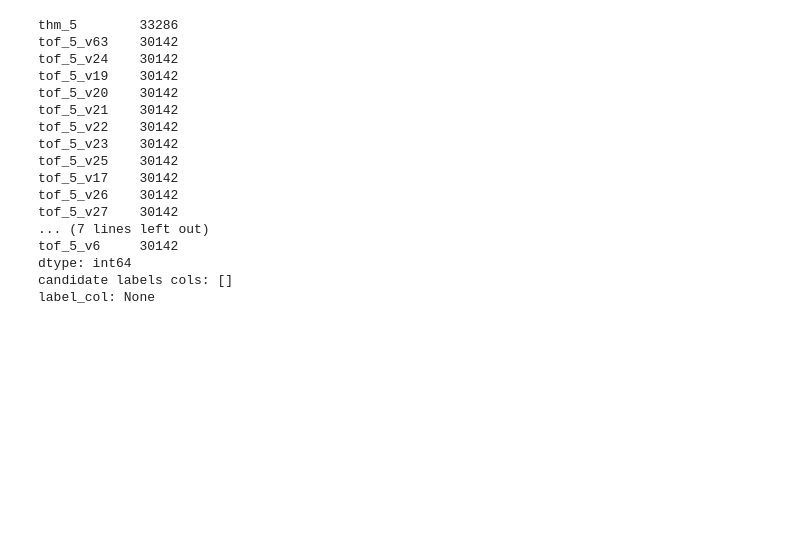
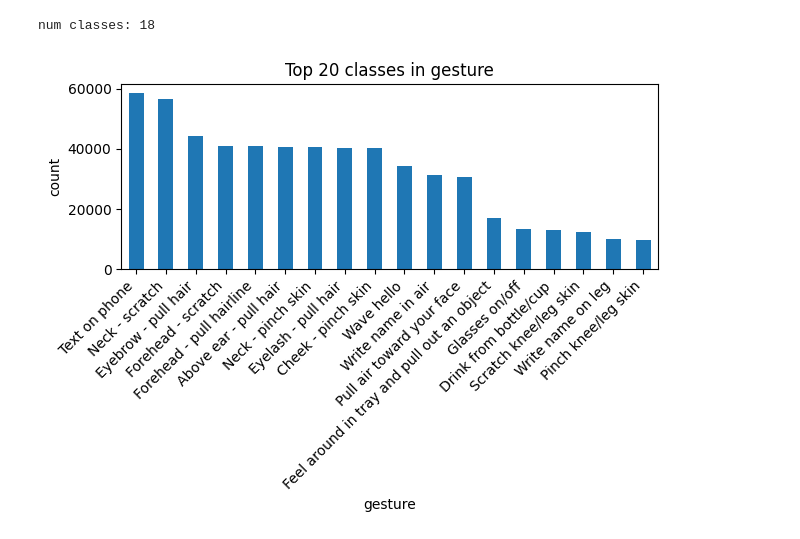
Before and after one commit to DhitalPrakriti/bfrb-gesture-recognition, a Jupyter notebook: notebooks/02_eda_plots.ipynb, the cells around one changed output. Drawn from its saved outputs; the diff is of its cells as text; code cells hidden in the pictures; blank space fills up the shorter version.

Commit message:
EDA
EDA: load processed pkls + sanity checks + initial plots

```diff
--- a/notebooks/02_eda_plots.ipynb
+++ b/notebooks/02_eda_plots.ipynb
@@ -59,40 +52,20 @@ train_demo columns: ['subject', 'adult_child', 'age', 'sex', 'handedness', 'heig
 # %%
-#missing values in train_df
-na_top = train_df.isna().sum().sort_values(ascending=False).head(20)
-print(na_top)
+label_col = "gesture"
 
-# find possible column groups by checking column name patterns
-candidate_labels =  [c for c in train_df.columns if "label" in c.lower() or "target" in c.lower() or "y" == c.lower()]
+vc = train_df[label_col].value_counts(dropna=False)
+print("num classes:", vc.shape[0])
+vc.head(20)
 
-print("candidate labels cols:", candidate_labels)
-
-label_col = None
-if len(candidate_labels) == 1:
-    label_col = candidate_labels[0]
-elif len(candidate_labels) > 1:
-    # pick the first one for now, we can adjust after seeing values
-    label_col = candidate_labels[0]
-
-print("label_col:", label_col)
-
-if label_col:
-    print(train_df[label_col].value_counts(dropna=False).head(30))
+# draw the top 20s
+plt.figure()
+vc.head(20).plot(kind="bar")
+plt.title(f"Top 20 classes in {label_col}")
+plt.xlabel(label_col)
+plt.ylabel("count")
+plt.xticks(rotation=45, ha="right")
+plt.tight_layout()
+plt.show()
 # %% [output]
-thm_5        33286
-tof_5_v63    30142
-tof_5_v24    30142
-tof_5_v19    30142
-tof_5_v20    30142
-tof_5_v21    30142
-tof_5_v22    30142
-tof_5_v23    30142
-tof_5_v25    30142
-tof_5_v17    30142
-tof_5_v26    30142
-tof_5_v27    30142
-... (7 lines left out)
-tof_5_v6     30142
-dtype: int64
-candidate labels cols: []
-label_col: None
+num classes: 18
+[figure, added]
 # %%
```
Also changed, not shown: parts of 6 cells of this notebook, 3 other files.
